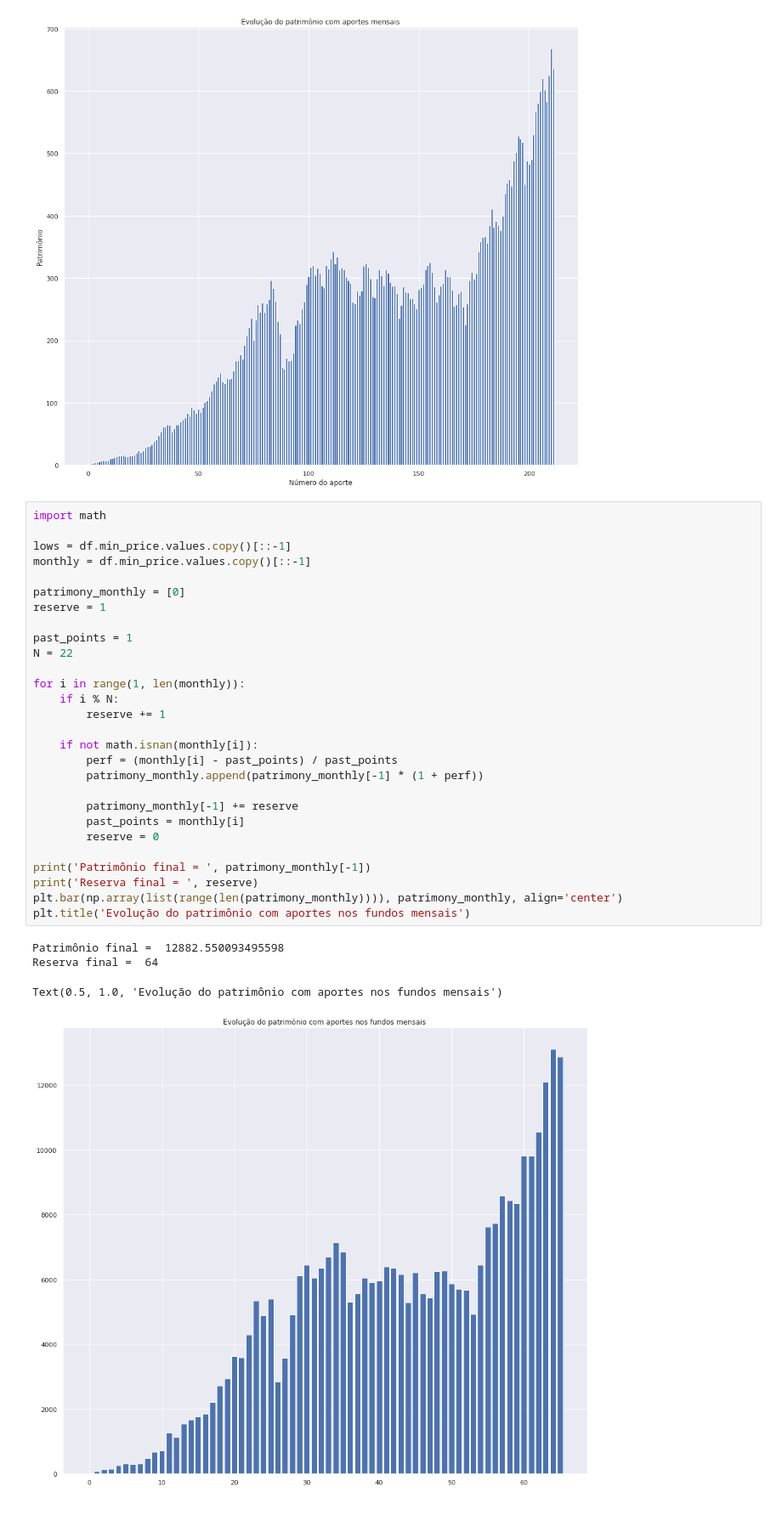
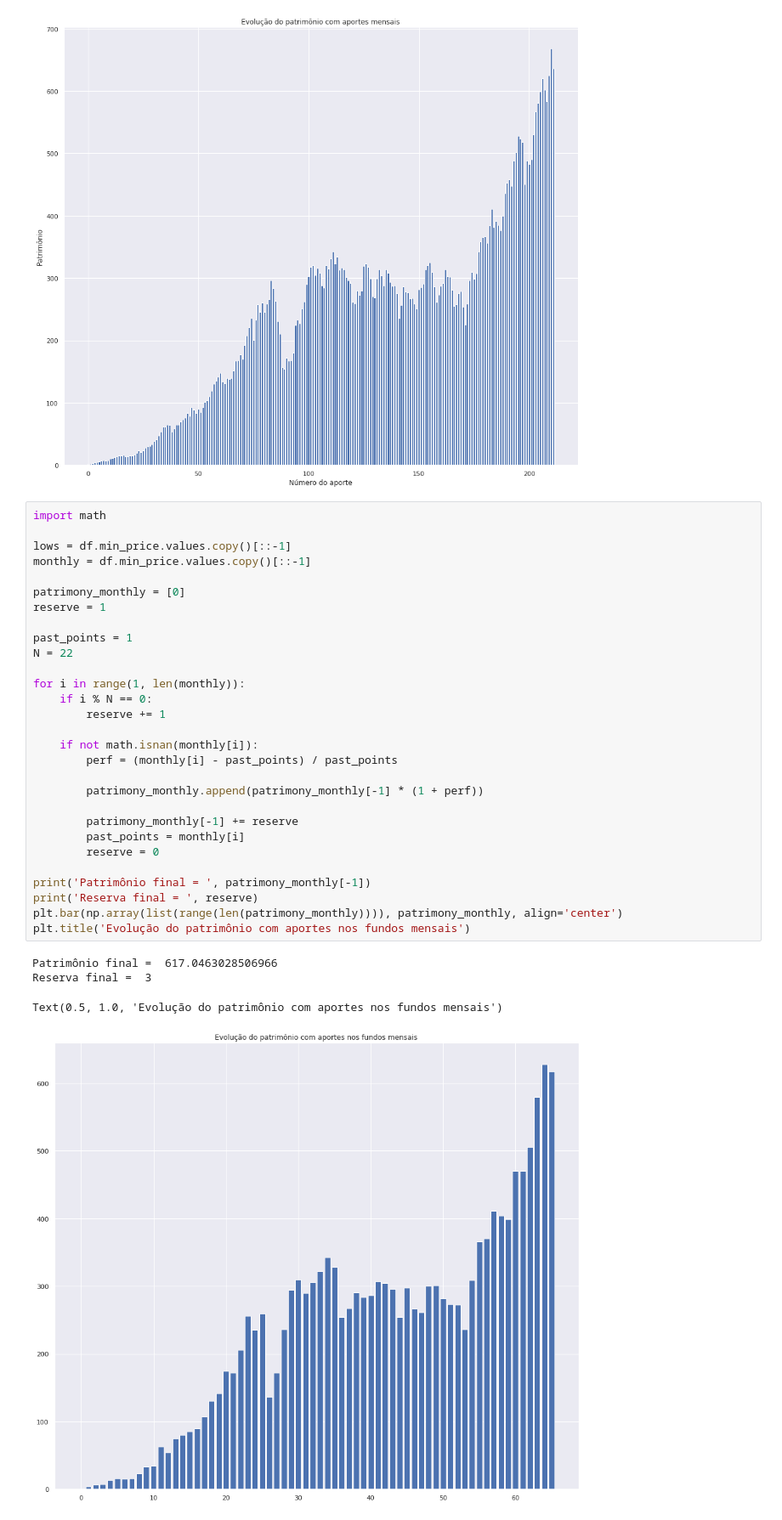
Before and after one commit to georgegondim/misc, a Jupyter notebook: finances/ibov.ipynb, the cells around one changed output. Shown at 85% size. Saved outputs shown, nothing was run; the diff lists cells and outputs as text.

```diff
--- a/finances/ibov.ipynb
+++ b/finances/ibov.ipynb
@@ -79,33 +79,34 @@ Text(0.5, 1.0, 'Evolução do patrimônio com aportes mensais')
 # %%
 import math
 
 lows = df.min_price.values.copy()[::-1]
 monthly = df.min_price.values.copy()[::-1]
 
 patrimony_monthly = [0]
 reserve = 1
 
 past_points = 1
 N = 22
 
 for i in range(1, len(monthly)):
-    if i % N:
+    if i % N == 0:
         reserve += 1
 
     if not math.isnan(monthly[i]):
         perf = (monthly[i] - past_points) / past_points
+
         patrimony_monthly.append(patrimony_monthly[-1] * (1 + perf))
 
         patrimony_monthly[-1] += reserve
         past_points = monthly[i]
         reserve = 0
 
 print('Patrimônio final = ', patrimony_monthly[-1])
 print('Reserva final = ', reserve)
 plt.bar(np.array(list(range(len(patrimony_monthly)))), patrimony_monthly, align='center')
 plt.title('Evolução do patrimônio com aportes nos fundos mensais')
 # %% [output]
-Patrimônio final =  12882.550093495598
-Reserva final =  64
+Patrimônio final =  617.0463028506966
+Reserva final =  3
 Text(0.5, 1.0, 'Evolução do patrimônio com aportes nos fundos mensais')
-[figure, old version]
+[figure, new version]
```
